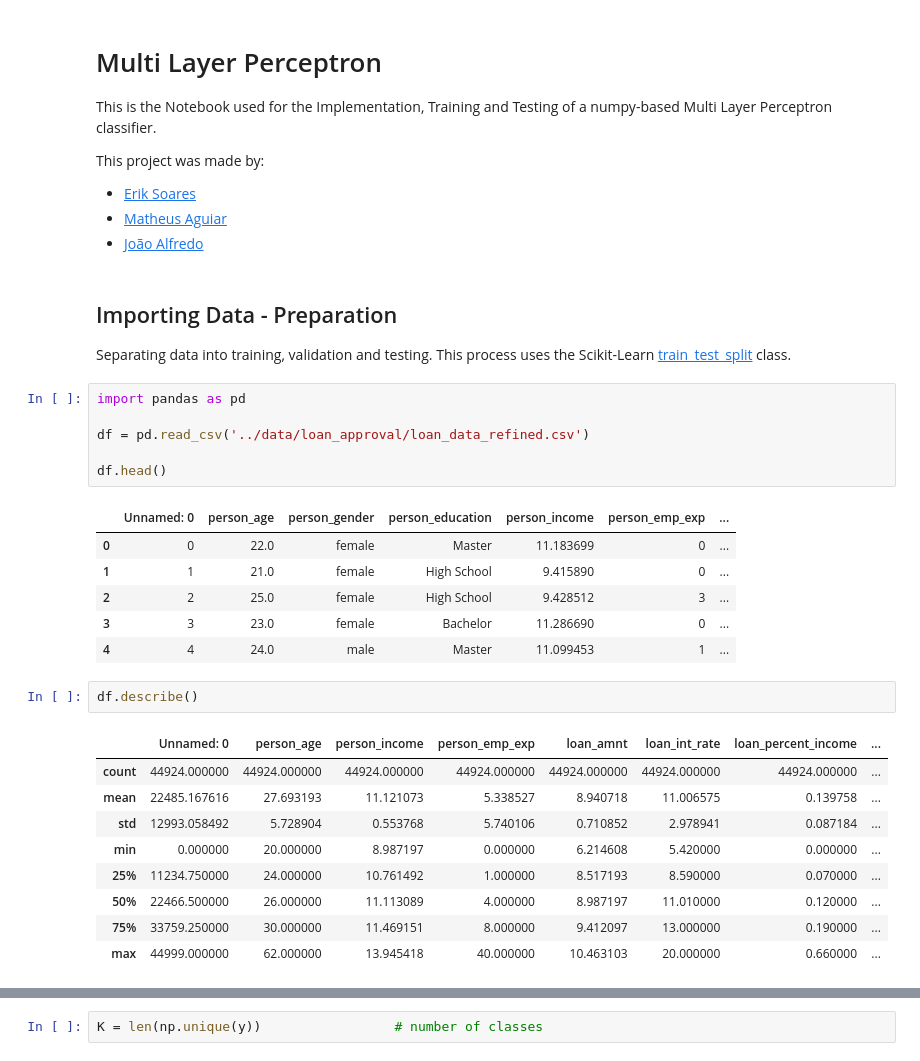
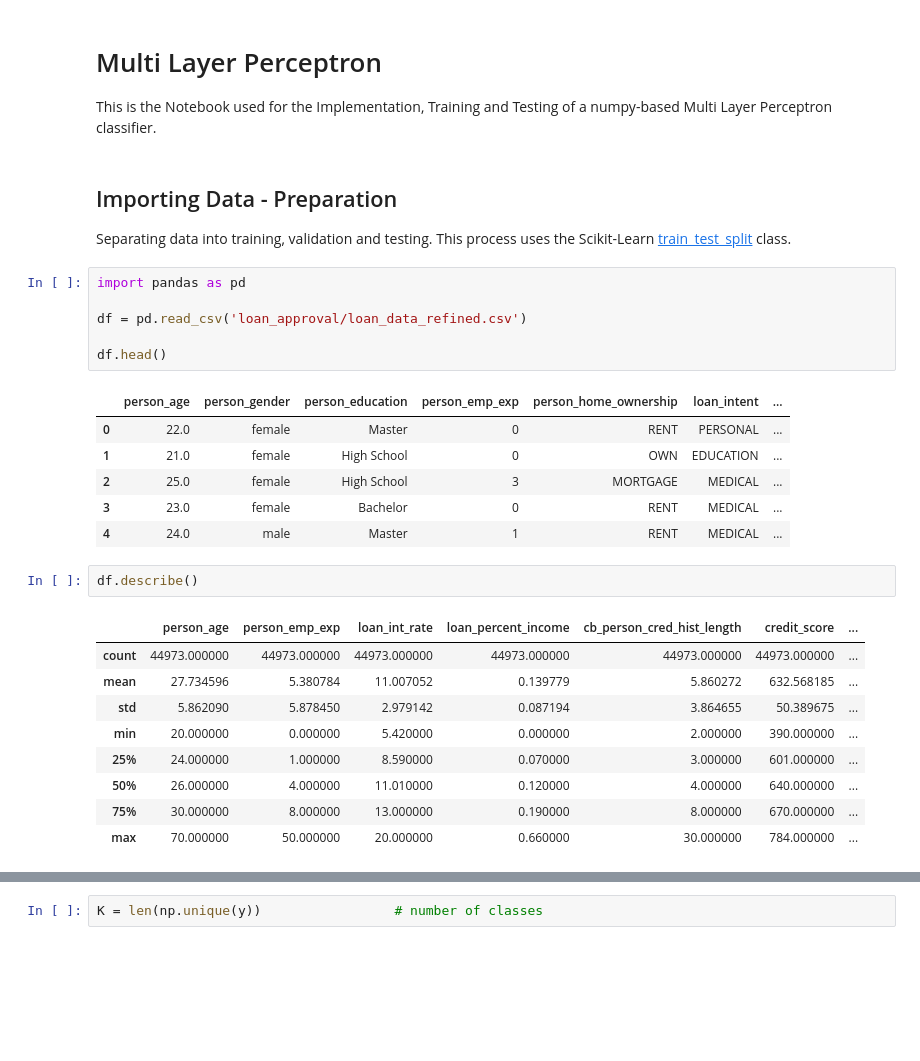
Before and after one commit to alfredjynx/documentation.neural_networks, a Jupyter notebook: docs/Projetos/Classification/model_training.ipynb, the cells around one changed output, grey strips where cells are left out. Cells and saved outputs as stored; diff of their text form; blank space fills up the shorter version.

```diff
--- a/docs/Projetos/Classification/model_training.ipynb
+++ b/docs/Projetos/Classification/model_training.ipynb
@@ -2,11 +2,6 @@
 # Multi Layer Perceptron
 
 This is the Notebook used for the Implementation, Training and Testing of a numpy-based Multi Layer Perceptron classifier.
-
-This project was made by:
-- [Erik Soares](https://github.com/eriksoaress)
-- [Matheus Aguiar](https://github.com/C0D8)
-- [João Alfredo](https://github.com/alfredjynx)
 # %% [markdown]
 ## Importing Data - Preparation
 
@@ -14,28 +9,28 @@ Separating data into training, validation and testing. This process uses the Sci
 # %%
 import pandas as pd
 
-df = pd.read_csv('../data/loan_approval/loan_data_refined.csv')
+df = pd.read_csv('loan_approval/loan_data_refined.csv')
 
 df.head()
 # %% [output]
-|  | Unnamed: 0 | person_age | person_gender | person_education | person_income | person_emp_exp | ... |
-| 0 | 0 | 22.0 | female | Master | 11.183699 | 0 | ... |
-| 1 | 1 | 21.0 | female | High School | 9.415890 | 0 | ... |
-| 2 | 2 | 25.0 | female | High School | 9.428512 | 3 | ... |
-| 3 | 3 | 23.0 | female | Bachelor | 11.286690 | 0 | ... |
-| 4 | 4 | 24.0 | male | Master | 11.099453 | 1 | ... |
+|  | person_age | person_gender | person_education | person_emp_exp | person_home_ownership | loan_intent | ... |
+| 0 | 22.0 | female | Master | 0 | RENT | PERSONAL | ... |
+| 1 | 21.0 | female | High School | 0 | OWN | EDUCATION | ... |
+| 2 | 25.0 | female | High School | 3 | MORTGAGE | MEDICAL | ... |
+| 3 | 23.0 | female | Bachelor | 0 | RENT | MEDICAL | ... |
+| 4 | 24.0 | male | Master | 1 | RENT | MEDICAL | ... |
 # %%
 df.describe()
 # %% [output]
-|  | Unnamed: 0 | person_age | person_income | person_emp_exp | loan_amnt | loan_int_rate | loan_percent_income | ... |
-| count | 44924.000000 | 44924.000000 | 44924.000000 | 44924.000000 | 44924.000000 | 44924.000000 | 44924.000000 | ... |
-| mean | 22485.167616 | 27.693193 | 11.121073 | 5.338527 | 8.940718 | 11.006575 | 0.139758 | ... |
-| std | 12993.058492 | 5.728904 | 0.553768 | 5.740106 | 0.710852 | 2.978941 | 0.087184 | ... |
-| min | 0.000000 | 20.000000 | 8.987197 | 0.000000 | 6.214608 | 5.420000 | 0.000000 | ... |
-| 25% | 11234.750000 | 24.000000 | 10.761492 | 1.000000 | 8.517193 | 8.590000 | 0.070000 | ... |
-| 50% | 22466.500000 | 26.000000 | 11.113089 | 4.000000 | 8.987197 | 11.010000 | 0.120000 | ... |
-| 75% | 33759.250000 | 30.000000 | 11.469151 | 8.000000 | 9.412097 | 13.000000 | 0.190000 | ... |
-| max | 44999.000000 | 62.000000 | 13.945418 | 40.000000 | 10.463103 | 20.000000 | 0.660000 | ... |
+|  | person_age | person_emp_exp | loan_int_rate | loan_percent_income | cb_person_cred_hist_length | credit_score | ... |
+| count | 44973.000000 | 44973.000000 | 44973.000000 | 44973.000000 | 44973.000000 | 44973.000000 | ... |
+| mean | 27.734596 | 5.380784 | 11.007052 | 0.139779 | 5.860272 | 632.568185 | ... |
+| std | 5.862090 | 5.878450 | 2.979142 | 0.087194 | 3.864655 | 50.389675 | ... |
+| min | 20.000000 | 0.000000 | 5.420000 | 0.000000 | 2.000000 | 390.000000 | ... |
+| 25% | 24.000000 | 1.000000 | 8.590000 | 0.070000 | 3.000000 | 601.000000 | ... |
+| 50% | 26.000000 | 4.000000 | 11.010000 | 0.120000 | 4.000000 | 640.000000 | ... |
+| 75% | 30.000000 | 8.000000 | 13.000000 | 0.190000 | 8.000000 | 670.000000 | ... |
+| max | 70.000000 | 50.000000 | 20.000000 | 0.660000 | 30.000000 | 784.000000 | ... |
 # %%
 import numpy as np
 import pandas as pd
```
Also changed, not shown: parts of 5 cells of this notebook, 8 other files.
